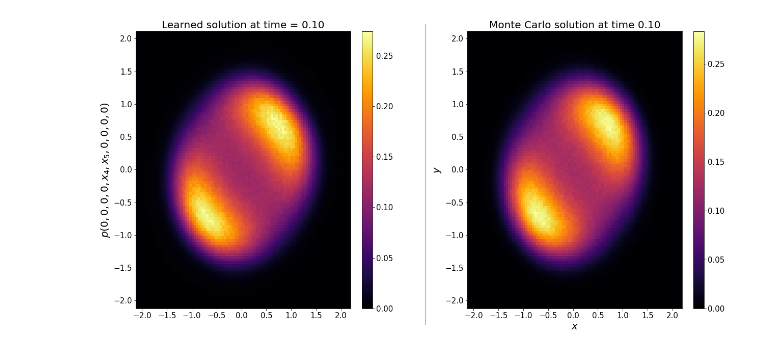
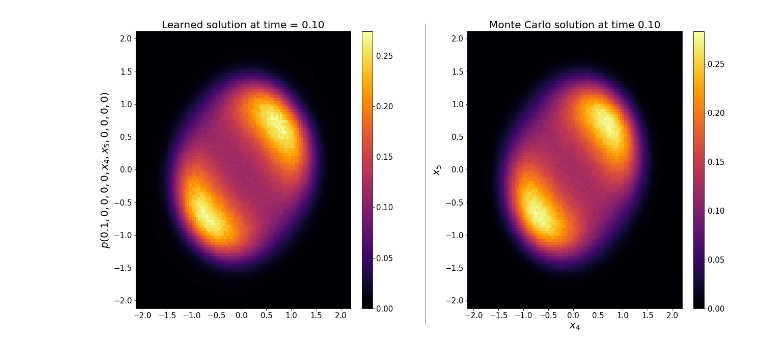
Before and after one commit to pinakm9/fp-solvers, a Jupyter notebook: plotters/10D-time.ipynb, the cells around one changed output. Cells and saved outputs as stored; diff of their text form; code cells hidden in the pictures.

```diff
--- a/plotters/10D-time.ipynb
+++ b/plotters/10D-time.ipynb
@@ -43,36 +43,36 @@ ax_1m.tick_params(axis='both', which='minor', labelsize=tick_size)
 
 # write titles and labels
 ax_1l.set_title('Learned solution at time = {:.2f}'.format(t), fontsize=title_size)
-ax_1l.set_ylabel(r'$p(0, 0, 0, 0, x_4, x_5, 0, 0, 0, 0)$', fontsize=ylabel_size)
+ax_1l.set_ylabel(r'$p(0.1, 0, 0, 0, 0, x_4, x_5, 0, 0, 0, 0)$', fontsize=ylabel_size)
 ax_1m.set_title('Monte Carlo solution at time {:.2f}'.format(t), fontsize=title_size)
-ax_1m.set_xlabel(r'$x$', fontsize=xlabel_size)
-ax_1m.set_ylabel(r'$y$', fontsize=ylabel_size)
+ax_1m.set_xlabel(r'$x_4$', fontsize=xlabel_size)
+ax_1m.set_ylabel(r'$x_5$', fontsize=ylabel_size)
 
 
 x = np.load('{}/x4_t.npy'.format(save_folder))
 y = np.load('{}/x5_t.npy'.format(save_folder))
 
 
 p_1m = np.load('{}/p_1m_t.npy'.format(save_folder))
 im = ax_1m.pcolormesh(x, y, p_1m.T, cmap='inferno', shading='auto')
 cbar_1m = fig_all.colorbar(im, cax=cax_4, ax=ax_1m)
 cbar_1m.ax.tick_params(labelsize=cbar_tick_size)
 ax_1m.set_aspect("auto")
 
 
 p_1l = np.load('{}/p_1l_t.npy'.format(save_folder))
 im = ax_1l.pcolormesh(x, y, p_1l.T, cmap='inferno', shading='auto')
 cbar_1l = fig_all.colorbar(im, cax=cax_1, ax=ax_1l)
 cbar_1l.ax.tick_params(labelsize=cbar_tick_size)
 ax_1l.set_aspect("auto")
 
 
 # plot and save
 fig_all.subplots_adjust(wspace=0.4, hspace=0.2)
 # Get the bounding boxes of the axes including text decorations
 s = 0.475
 line = plt.Line2D([s+.045,s+.045],[0.08,0.9], transform=fig_all.transFigure, color=line_color)
 fig_all.add_artist(line)
 plt.savefig('../plots/10D-time.png')
 # %% [output]
-[figure, old version]
+[figure, new version]
```
Also changed, not shown: 52 other files.
